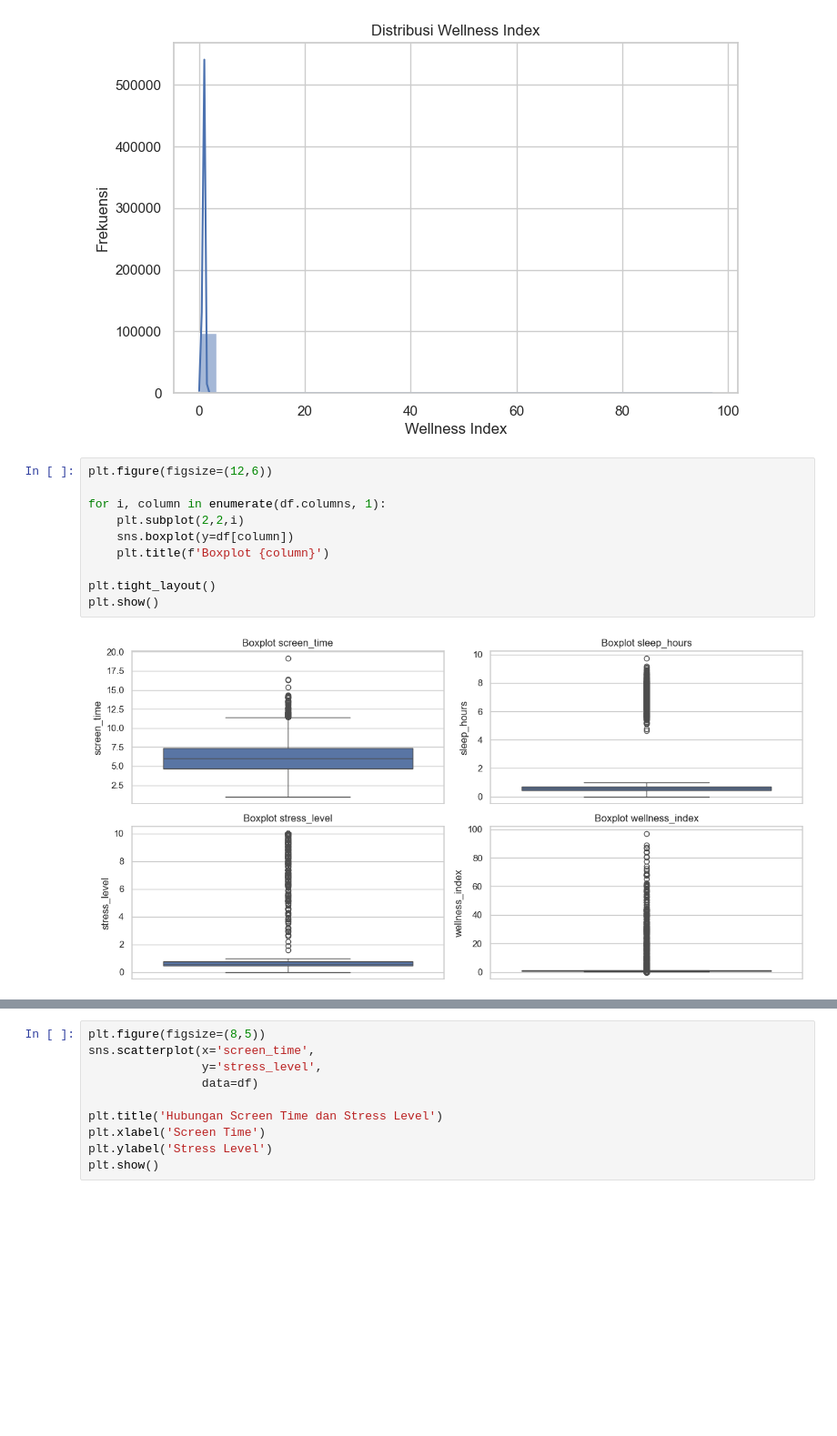
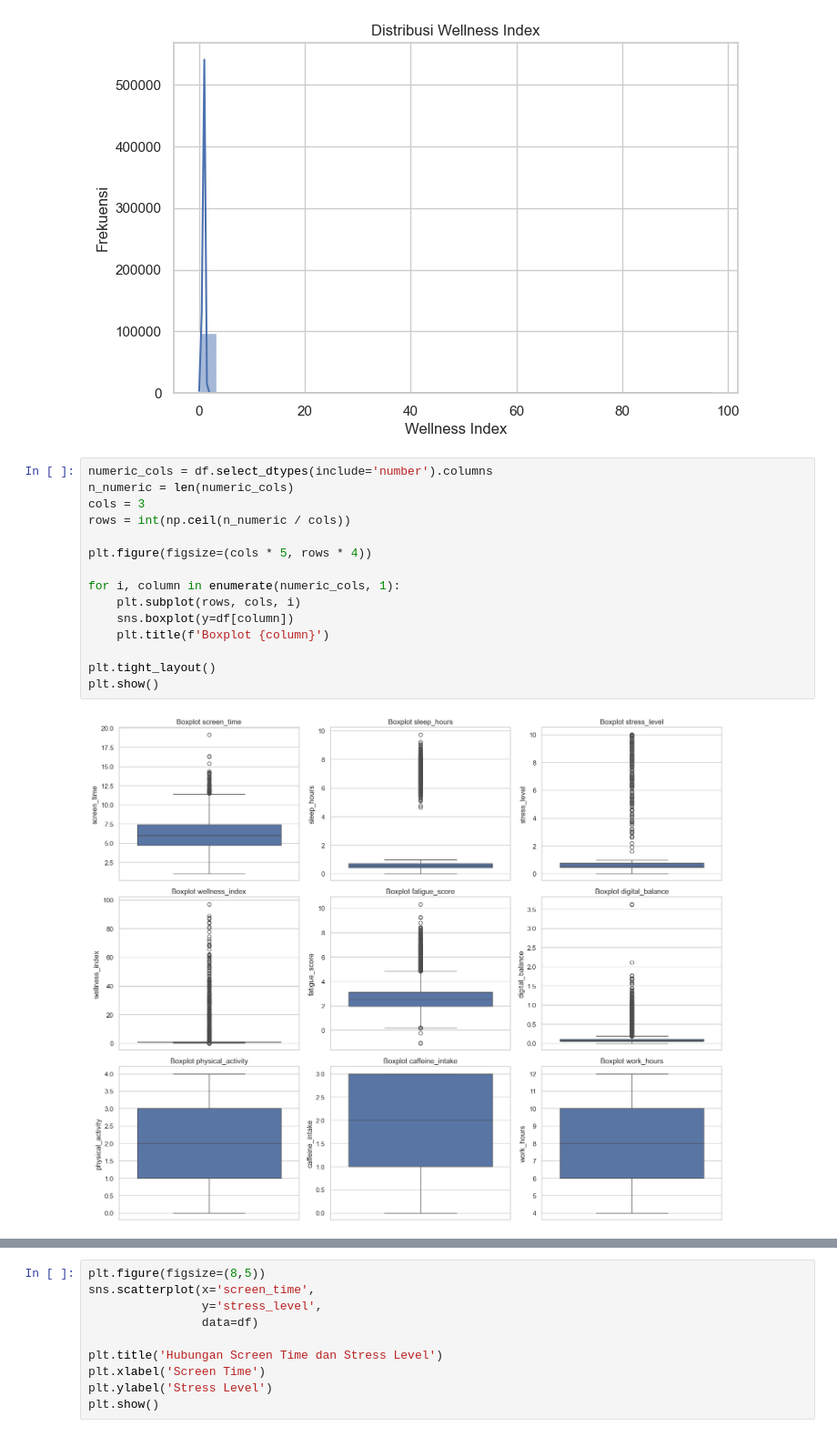
Before and after one commit to Janpau01/DataCapstone, a Jupyter notebook: EDA.ipynb, the cells around one changed output, grey strips where cells are left out. Shown at 91% size. Drawn from its saved outputs; the diff is of its cells as text; blank space fills up the shorter version.

```diff
--- a/EDA.ipynb
+++ b/EDA.ipynb
@@ -106,17 +130,22 @@ plt.show()
 # %% [output]
 [figure]
 # %%
-plt.figure(figsize=(12,6))
+numeric_cols = df.select_dtypes(include='number').columns
+n_numeric = len(numeric_cols)
+cols = 3
+rows = int(np.ceil(n_numeric / cols))
 
-for i, column in enumerate(df.columns, 1):
-    plt.subplot(2,2,i)
+plt.figure(figsize=(cols * 5, rows * 4))
+
+for i, column in enumerate(numeric_cols, 1):
+    plt.subplot(rows, cols, i)
     sns.boxplot(y=df[column])
     plt.title(f'Boxplot {column}')
 
 plt.tight_layout()
 plt.show()
 # %% [output]
-[figure, old version]
+[figure, new version]
 # %%
 print("Jumlah Outlier Setiap Kolom:\n")
 
```
Also changed, not shown: parts of 9 cells of this notebook.
